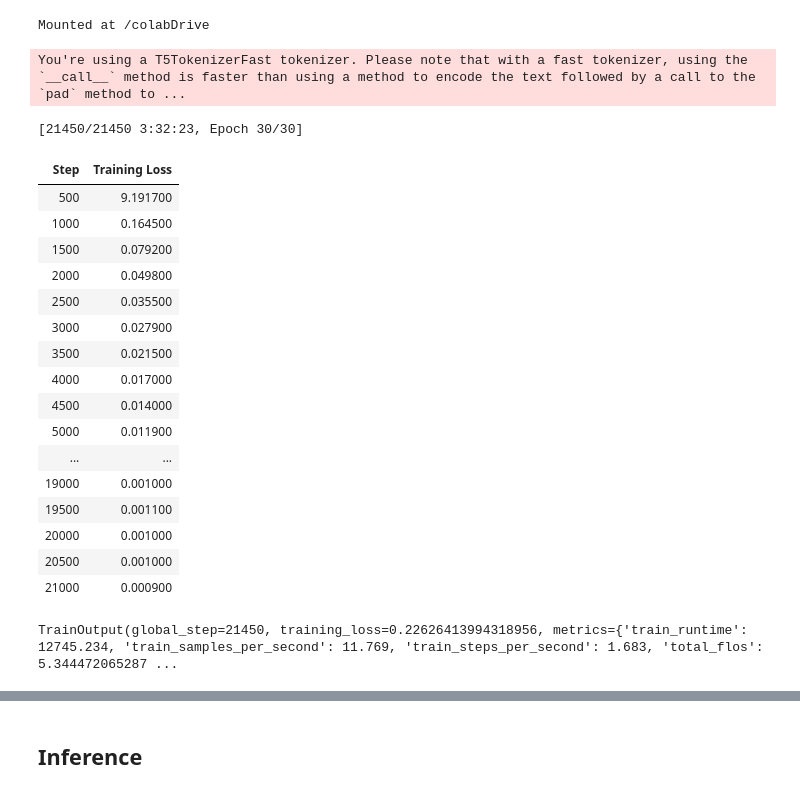
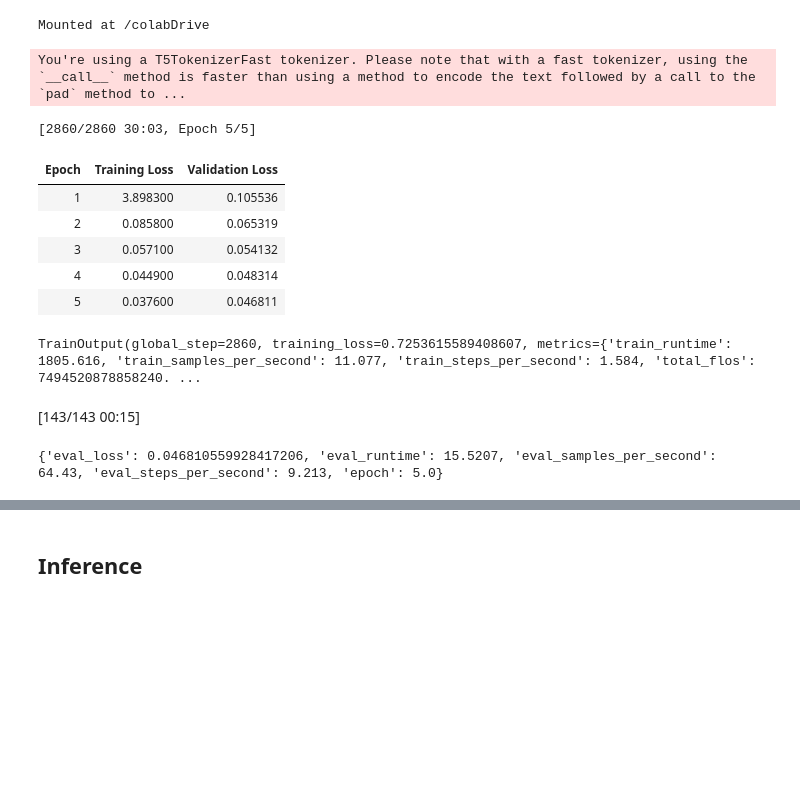
Before and after one commit to DezS4125/Correct-Vietnamese-Accent-using-T5-Vision-Transformer, a Jupyter notebook: finetune_huggingface_example(1).ipynb, the cells around one changed output, grey strips where cells are left out. Saved outputs shown, nothing was run; the diff lists cells and outputs as text; code cells hidden in the pictures; blank space fills up the shorter version.

Commit message:
modified the training script to have evaluation

```diff
--- a/finetune_huggingface_example(1).ipynb
+++ b/finetune_huggingface_example(1).ipynb
@@ -60,20 +61,29 @@ def preprocess_function(examples):
 # input_lines
 # %%
 import pandas as pd
+from sklearn.model_selection import train_test_split
 train_file = '/colabDrive/MyDrive/colabDrive/miniDataset.csv'
 # Read the CSV file using pandas
 df = pd.read_csv(train_file)
 
-# Convert the columns to lists
-input_lines = df['AccentlessSentences'].tolist()
-label_lines = df['Sentences'].tolist()
+# Assuming `dataset` is your original dataset
+train_dataset, eval_dataset = train_test_split(df, test_size=0.2)
 
-# Append '</s>' to each input line
-input_lines = [line + '</s>' for line in input_lines]
+def prepareDataset(df):
+    # Convert the columns to lists
+    input_lines = df['AccentlessSentences'].tolist()
+    label_lines = df['Sentences'].tolist()
 
-dict_obj = {'inputs': input_lines, 'labels': label_lines}
-dataset = Dataset.from_dict(dict_obj)
-tokenized_datasets = dataset.map(preprocess_function, batched=True, remove_columns=['inputs'], num_proc=8)
+    # Append '</s>' to each input line
+    input_lines = [line + '</s>' for line in input_lines]
+
+    dict_obj = {'inputs': input_lines, 'labels': label_lines}
+    dataset = Dataset.from_dict(dict_obj)
+    tokenized_datasets = dataset.map(preprocess_function, batched=True, remove_columns=['inputs'], num_proc=8)
+    return tokenized_datasets
+
+tokenized_training_datasets=prepareDataset(train_dataset)
+tokenized_eval_datasets=prepareDataset(eval_dataset)
 # %%
 
 data_collator = DataCollatorForSeq2Seq(tokenizer, model=model, return_tensors="pt")
@@ -81,8 +91,8 @@ data_collator = DataCollatorForSeq2Seq(tokenizer, model=model, return_tensors="p
 
 training_args = Seq2SeqTrainingArguments("tmp/",
                                       do_train=True,
-                                      do_eval=False,
-                                      num_train_epochs=30,
+                                      do_eval=True,
+                                      num_train_epochs=5,
                                       learning_rate=1e-5,
                                       warmup_ratio=0.05,
                                       weight_decay=0.01,
@@ -92,9 +102,10 @@ training_args = Seq2SeqTrainingArguments("tmp/",
                                       group_by_length=True,
                                       save_strategy="epoch",
                                       save_total_limit=3,
-                                      #eval_steps=1,
-                                      #evaluation_strategy="steps",
-                                      # evaluation_strategy="no",
+                                      eval_steps=1000,
+                                      evaluation_strategy="steps",
+                                      logging_steps=1000,
+                                      logging_strategy="steps",
                                       fp16=True,
                                       )
 
@@ -119,33 +130,32 @@ training_args = Seq2SeqTrainingArguments("tmp/",
 # %%
 trainer = Seq2SeqTrainer(
     model=model,
     args=training_args,
-    train_dataset=tokenized_datasets,
+    train_dataset=tokenized_training_datasets,
+    eval_dataset=tokenized_eval_datasets,
     data_collator=data_collator,
 )
 
 trainer.train()
 # %% [output]
 You're using a T5TokenizerFast tokenizer. Please note that with a fast tokenizer, using the `__call__` method is faster than using a method to encode the text followed by a call to the `pad` method to ...
-[21450/21450 3:32:23, Epoch 30/30]
+[2860/2860 30:03, Epoch 5/5]
-| Step | Training Loss |
-| 500 | 9.191700 |
-| 1000 | 0.164500 |
-| 1500 | 0.079200 |
-| 2000 | 0.049800 |
-| 2500 | 0.035500 |
-| 3000 | 0.027900 |
-| 3500 | 0.021500 |
-| 4000 | 0.017000 |
-| 4500 | 0.014000 |
-| 5000 | 0.011900 |
-| ... | ... |
-| 19000 | 0.001000 |
-| 19500 | 0.001100 |
-| 20000 | 0.001000 |
-| 20500 | 0.001000 |
-| 21000 | 0.000900 |
+| Epoch | Training Loss | Validation Loss |
+| 1 | 3.898300 | 0.105536 |
+| 2 | 0.085800 | 0.065319 |
+| 3 | 0.057100 | 0.054132 |
+| 4 | 0.044900 | 0.048314 |
+| 5 | 0.037600 | 0.046811 |
-TrainOutput(global_step=21450, training_loss=0.22626413994318956, metrics={'train_runtime': 12745.234, 'train_samples_per_second': 11.769, 'train_steps_per_second': 1.683, 'total_flos': 5.344472065287 ...
+TrainOutput(global_step=2860, training_loss=0.7253615589408607, metrics={'train_runtime': 1805.616, 'train_samples_per_second': 11.077, 'train_steps_per_second': 1.584, 'total_flos': 7494520878858240. ...
+# %%
+
+# After training, you can evaluate the model like this:
+metrics = trainer.evaluate()
+
+print(metrics)
+# %% [output]
+[143/143 00:15]
+{'eval_loss': 0.046810559928417206, 'eval_runtime': 15.5207, 'eval_samples_per_second': 64.43, 'eval_steps_per_second': 9.213, 'epoch': 5.0}
 # %%
 
 # Save the model
```
Also changed, not shown: parts of 5 cells of this notebook.
